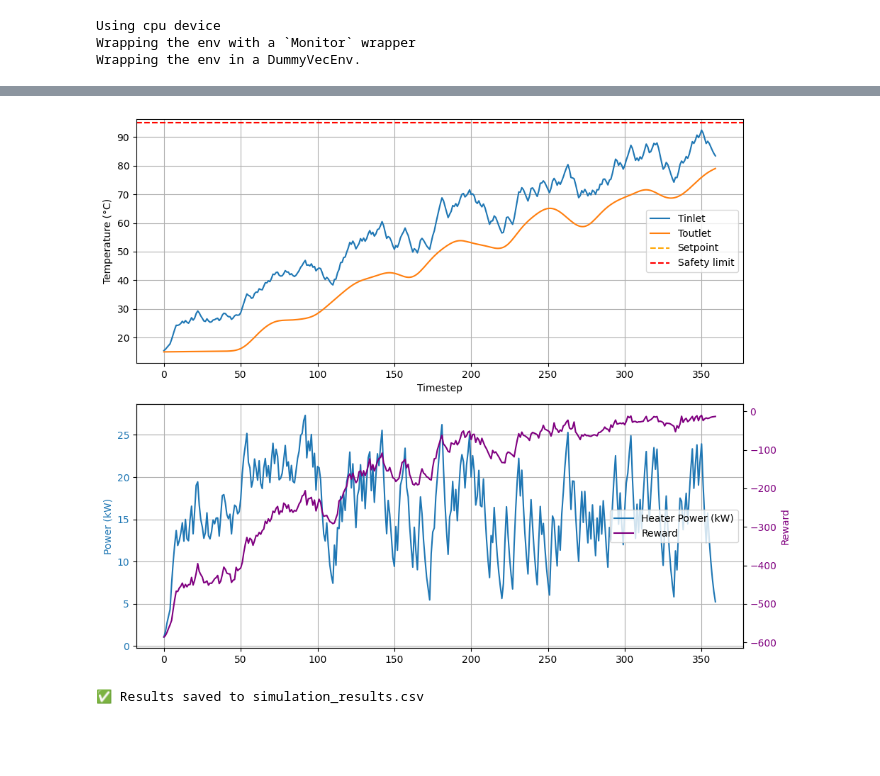
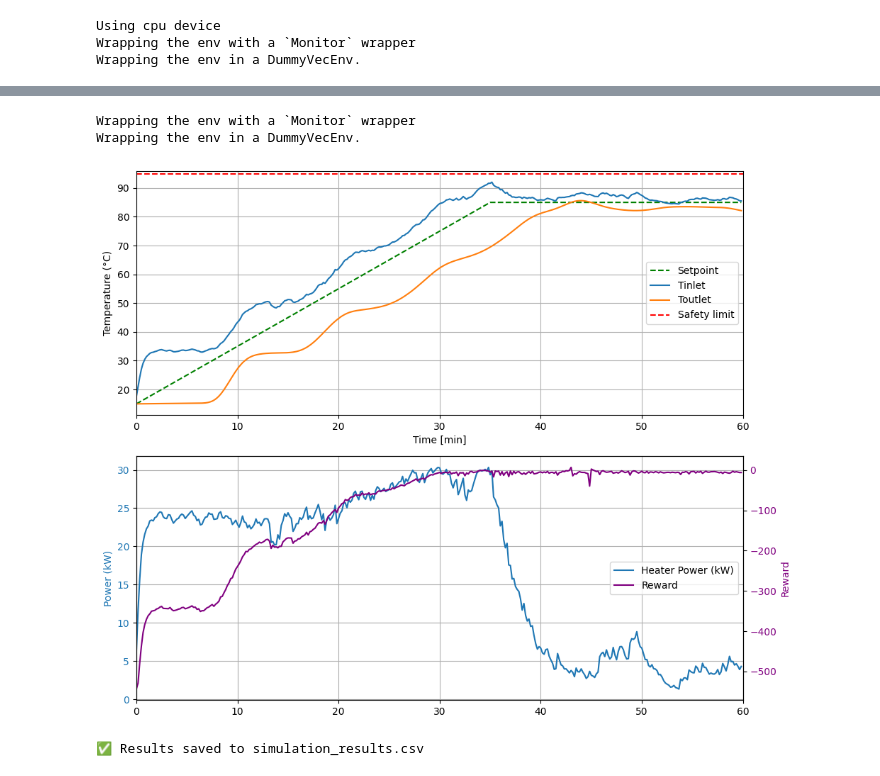
Before and after one commit to cetiennec/etiennechassaing.github.io, a Jupyter notebook: static/book/_sources/train_env.ipynb, the cells around one changed output, grey strips where cells are left out. Drawn from its saved outputs; the diff is of its cells as text; code cells hidden in the pictures; blank space fills up the shorter version.

```diff
--- a/static/book/_sources/train_env.ipynb
+++ b/static/book/_sources/train_env.ipynb
@@ -17,16 +34,16 @@ Logging to ./tensorboard/SAC_pipeheater_30
 # %%
 model.save("sac_pipeheater_model")
 # %%
-env = PipeHeaterSafeEnvGymnasium(params, Tinlet=15, Tset=95, T_ext=20, dt=10.0, t_final=3600, ramped = True)
+env = PipeHeaterSafeEnvGymnasium(params, Tinlet=15, Tset=85, T_ext=20, dt=10.0, t_final=3600, ramped = True)
 
-# model = SAC("MlpPolicy", env, verbose=1)
+model = SAC.load("sac_pipeheater_model", env=env)
+
 # model.load("sac_pipeheater_model")
-# model.save("sac_pipeheater_model")
-model.load("sac_pipeheater_model")
 
 
 obs, _ = env.reset()
 Tin_hist, Tout_hist, P_hist, R_list = [], [], [], []
+T_set_list = []
 last_act = 0.0
 alpha = 0.2
 
@@ -39,61 +56,85 @@ for _ in range(env.steps):
     Tout_hist.append(obs[1])
     P_hist.append(action[0])
     R_list.append(reward)
+    T_set_list.append(obs[2]+obs[0])
 
 import matplotlib.pyplot as plt
 import pandas as pd
 
+# Parameters
+n_steps = 360          # number of steps
+dt = 10                # time step [s]
+t_total = n_steps * dt # total duration [s]
+
+# Time vector
+time = np.arange(0, t_total, dt)   # length = 360, goes 0 → 3590
+# or in minutes if you prefer:
+time_min = time / 60
+# Ramp parameters
+T_start = 15
+T_end = 85
+ramp_steps = 180    # first 30 min
+# Temperature vector
+# Build temperature profile
+T_ramp = np.linspace(T_start, T_end, ramp_steps)
+T_plateau = np.full(n_steps - ramp_steps, T_end)
+Tset = np.concatenate([T_ramp, T_plateau])
 # Create a figure with two subplots (vertically stacked)
 fig, (ax1, ax2) = plt.subplots(2, 1, figsize=(10, 8))
 
 # --- Top subplot: Temperature ---
-ax1.plot(Tin_hist, label="Tinlet", color="C0")
-ax1.plot(Tout_hist, label="Toutlet", color="C1")
-ax1.axhline(env.Tset, color="orange", linestyle="--", label="Setpoint")
+ax1.plot(time_min,T_set_list, color="green", linestyle="--", label="Setpoint")
+
+ax1.plot(time_min,Tin_hist, label="Tinlet", color="C0")
+ax1.plot(time_min,Tout_hist, label="Toutlet", color="C1")
 ax1.axhline(95, color="red", linestyle="--", label="Safety limit")
 ax1.set_ylabel("Temperature (°C)")
-ax1.set_xlabel("Timestep")
+ax1.set_xlabel("Time [min]")
+ax1.set_xlim(0,60)
 ax1.legend(loc="right")
 ax1.grid(True)
 
 # --- Bottom subplot: Power and Reward ---
 # Left y-axis: Heater Power
 ax3 = ax2
-line1, = ax3.plot(P_hist, color="C0", label="Heater Power (kW)")
+line1, = ax3.plot(time_min,P_hist, color="C0", label="Heater Power (kW)")
 ax3.set_ylabel("Power (kW)", color="C0")
 ax3.tick_params(axis="y", labelcolor="C0")
 ax3.grid(True)
 
 # Right y-axis: Reward
 ax4 = ax3.twinx()
-line2, = ax4.plot(R_list, color="purple", label="Reward")
+line2, = ax4.plot(time_min,R_list, color="purple", label="Reward")
 ax4.set_ylabel("Reward", color="purple")
 ax4.tick_params(axis="y", labelcolor="purple")
+ax4.set_xlim(0,60)
 
 # Combine legends for the bottom subplot
 lines = [line1, line2]
 labels = [line.get_label() for line in lines]
 ax3.legend(lines, labels, loc="right")
 
 # Adjust layout to prevent overlap
 plt.tight_layout()
 
 # Save the figure
-plt.savefig("images/security_RL_results.png", dpi=300, bbox_inches="tight")
+plt.savefig("images/ramp_RL_results.png", dpi=300, bbox_inches="tight")
 plt.show()
 time_min = np.arange(0, len(Tin_hist), 1)/6.0
 
 # ---- save results to CSV ----
 df = pd.DataFrame({
     "time_min": time_min,
     "Tinlet": Tin_hist,
     "Toutlet": Tout_hist,
     "HeaterPower_kW": P_hist,
     "Reward": R_list
 })
-df.to_csv("results/security_RL_results.csv", index=False)
+df.to_csv("results/ramp_RL_results.csv", index=False)
 
 print("✅ Results saved to simulation_results.csv")
 # %% [output]
+Wrapping the env with a `Monitor` wrapper
+Wrapping the env in a DummyVecEnv.
-[figure, old version]
+[figure, new version]
-✅ Results saved to simulation_results.csv
+✅ Results saved to simulation_results.csv
```
Also changed, not shown: parts of 1 cell of this notebook, 20 other files.
